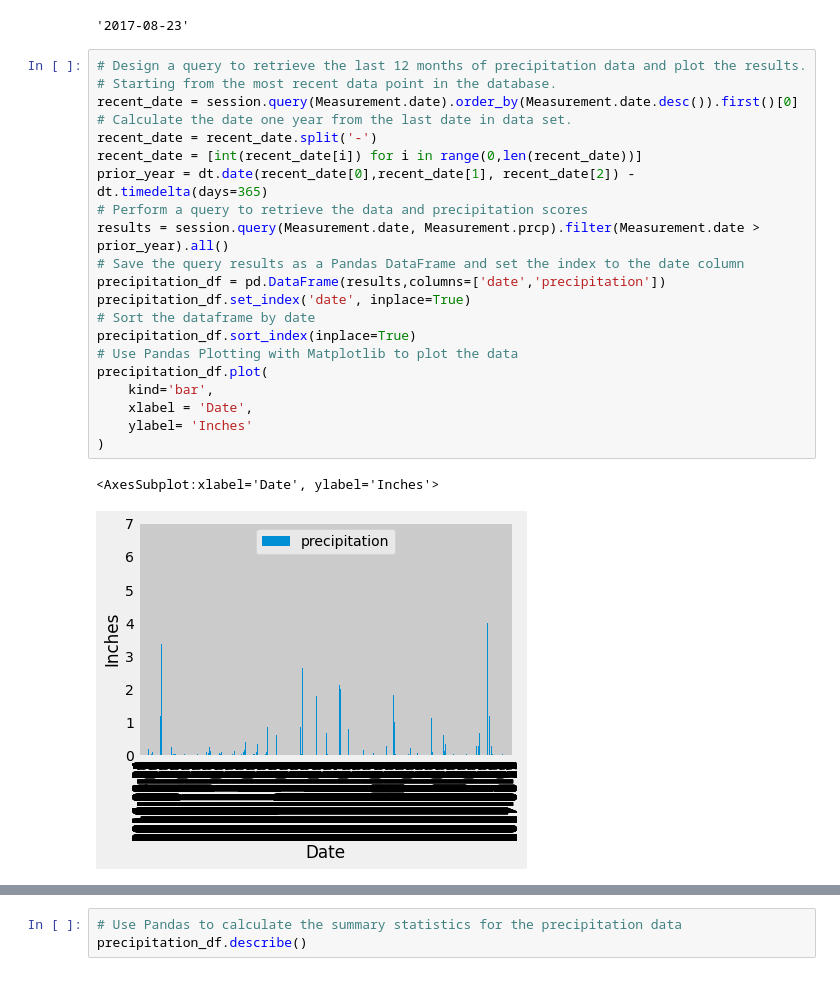
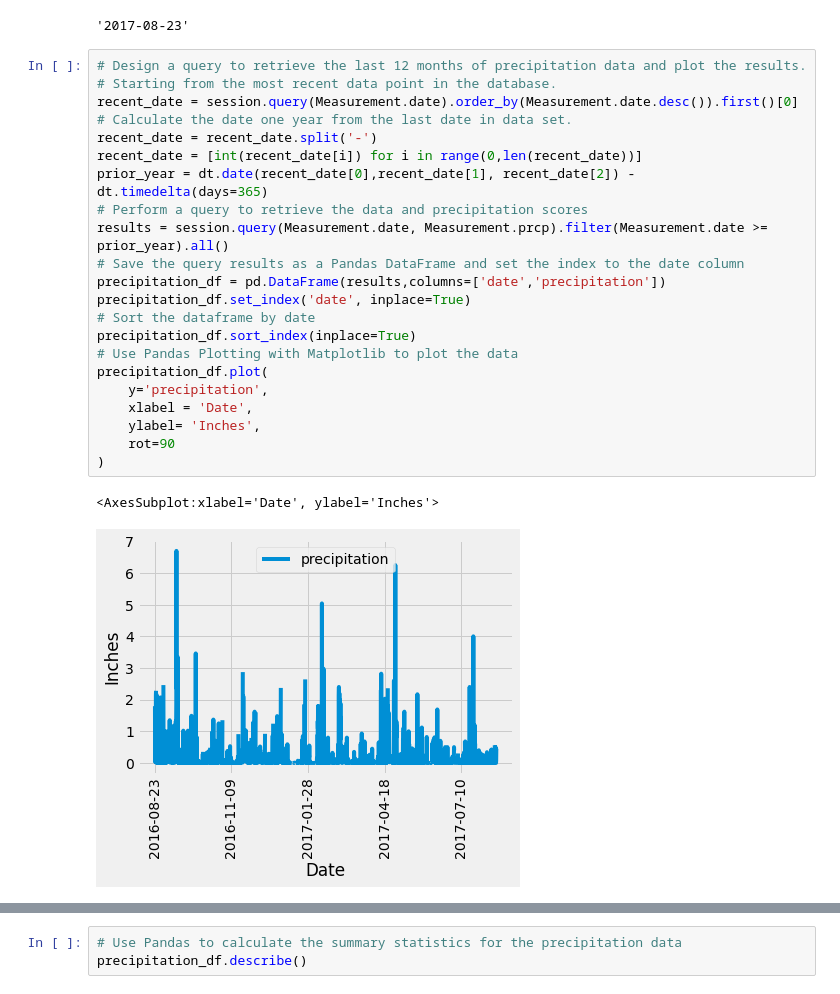
Before and after one commit to itanalytics/sqlalchemy-challenge, a Jupyter notebook: SurfsUp/climate_starter.ipynb, the cells around one changed output, grey strips where cells are left out. Cells and saved outputs as stored; diff of their text form.

```diff
--- a/SurfsUp/climate_starter.ipynb
+++ b/SurfsUp/climate_starter.ipynb
@@ -56,24 +56,25 @@ session.query(Measurement.date).order_by(Measurement.date.desc()).first()
 # %%
 # Design a query to retrieve the last 12 months of precipitation data and plot the results.
 # Starting from the most recent data point in the database.
 recent_date = session.query(Measurement.date).order_by(Measurement.date.desc()).first()[0]
 # Calculate the date one year from the last date in data set.
 recent_date = recent_date.split('-')
 recent_date = [int(recent_date[i]) for i in range(0,len(recent_date))]
 prior_year = dt.date(recent_date[0],recent_date[1], recent_date[2]) - dt.timedelta(days=365)
 # Perform a query to retrieve the data and precipitation scores
-results = session.query(Measurement.date, Measurement.prcp).filter(Measurement.date > prior_year).all()
+results = session.query(Measurement.date, Measurement.prcp).filter(Measurement.date >= prior_year).all()
 # Save the query results as a Pandas DataFrame and set the index to the date column
 precipitation_df = pd.DataFrame(results,columns=['date','precipitation'])
 precipitation_df.set_index('date', inplace=True)
 # Sort the dataframe by date
 precipitation_df.sort_index(inplace=True)
 # Use Pandas Plotting with Matplotlib to plot the data
 precipitation_df.plot(
-    kind='bar',
+    y='precipitation',
     xlabel = 'Date',
-    ylabel= 'Inches'
+    ylabel= 'Inches',
+    rot=90
 )
 # %% [output]
 <AxesSubplot:xlabel='Date', ylabel='Inches'>
-[figure, old version]
+[figure, new version]
```
Also changed, not shown: parts of 1 cell of this notebook.
